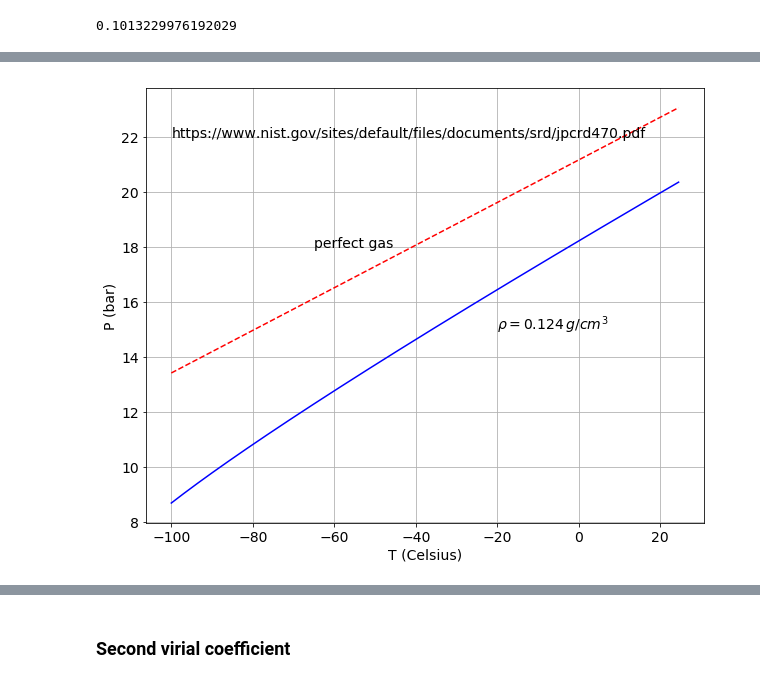
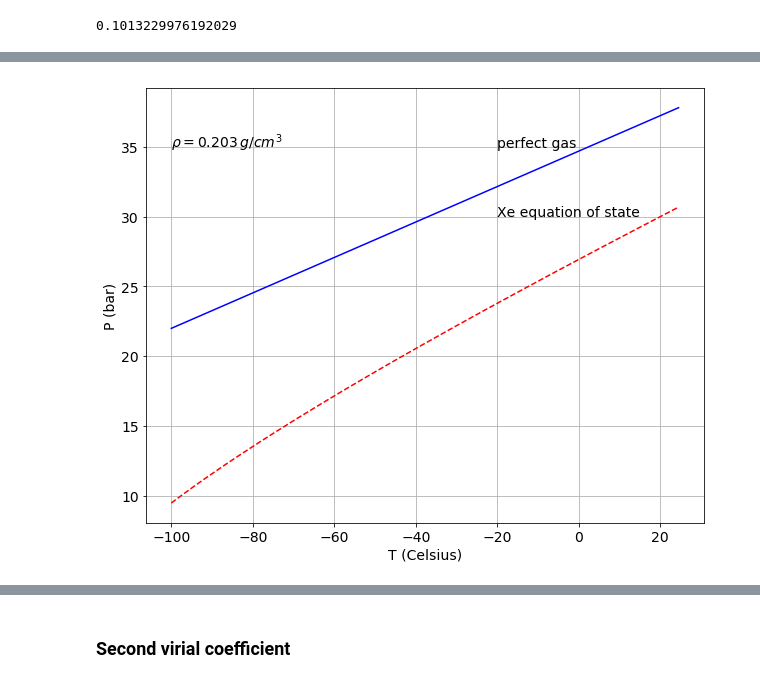
Before and after one commit to jjgomezcadenas/Next2.0, a Jupyter notebook: nb/xenon_pv.ipynb, the cells around one changed output, grey strips where cells are left out. Saved outputs shown, nothing was run; the diff lists cells and outputs as text; code cells hidden in the pictures.

Commit message:
Refactor directory.
Reorganise directory.
Add xenon equation of state classes in src
add tests

```diff
--- a/nb/xenon_pv.ipynb
+++ b/nb/xenon_pv.ipynb
@@ -141,5 +60,5 @@ class Xenon:
 # %%
-xe = Xenon()
+xe = XenonES()
 # %%
 xe
 # %% [output]
@@ -204,9 +136,0 @@ rho_1020 /(kg/m3), xe.P(20, rho_1020, perfect=False) / atmosphere, xe.P(0, rho_1
-# %%
-T = [248.400, 222.97, 200.270, 180.01, 224.98]
-RHO = np.array([0.01747, 0.01751, 0.01753, 0.01755, 0.09244]) * g/cm3
-P = np.array([0.2683, 0.24, 0.2143, 0.1911, 1.1163]) * MPa
-for t,rho,p in zip(T,RHO,P):
-    print('T = {} K rho = {} g/cm3 P = {} MPa: found P = {} MPa'.format(t, rho/(g/cm3), p/atmosphere,
-          xe.P(t, rho, temp='K') / atmosphere))
-#print(' rho = {} kg/m2 is the density at which P = {} atm (P_perfect = {} atm) and T = 20C'.format(
-#rho_1520 /(kg/m3), xe.P(20, rho_1520, perfect=False) / atmosphere, xe.P(0, rho_1520, perfect=True)/ atmosphere) )
@@ -219,5 +144,6 @@ T = 224.98 K rho = 0.09243999999999998 g/cm3 P = 11.01702442635085 MPa: found P
 # %%
 T = np.arange(-100, 25, 0.5)
 # %%
-PF = np.array([xe.P(t, rho_2020, perfect=False) for t in T]) / atmosphere
-PT = np.array([xe.P(t, rho_2020, perfect=True) for t in T]) / atmosphere
+P10 = np.array([xe.P(t, rho_1020, perfect=False) for t in T]) / atmosphere
+P20 = np.array([xe.P(t, rho_2020, perfect=False) for t in T]) / atmosphere
+P30 = np.array([xe.P(t, rho_3020, perfect=False) for t in T]) / atmosphere
@@ -224,12 +163,15 @@ PT = np.array([xe.P(t, rho_2020, perfect=True) for t in T]) / atmosphere
+# %%
+P30P = np.array([xe.P(t, rho_3020, perfect=True) for t in T]) / atmosphere
 # %%
-plt.plot(T,PF,'b')
-plt.plot(T,PT,'r--')
+plt.plot(T,P30P,'b')
+plt.plot(T,P30,'r--')
 plt.grid(True)
 plt.xlabel('T (Celsius)')
 plt.ylabel('P (bar)')
-plt.text(-20, 15, r'$\rho=0.124 \, g/cm^3$')
-plt.text(-65, 18, r'perfect gas')
-plt.text(-100, 22, r'https://www.nist.gov/sites/default/files/documents/srd/jpcrd470.pdf')
+plt.text(-100, 35, r'$\rho={0:5.3f} \, g/cm^3$'.format(rho_3020/ (g/cm3)))
+plt.text(-20, 35, r'perfect gas')
+plt.text(-20, 30, r'Xe equation of state')
+#plt.text(-100, 35, r'https://www.nist.gov/sites/default/files/documents/srd/jpcrd470.pdf')
 plt.show()
 # %% [output]
-[figure, old version]
+[figure, new version]
```
Also changed, not shown: parts of 87 cells of this notebook, 7 other files.
